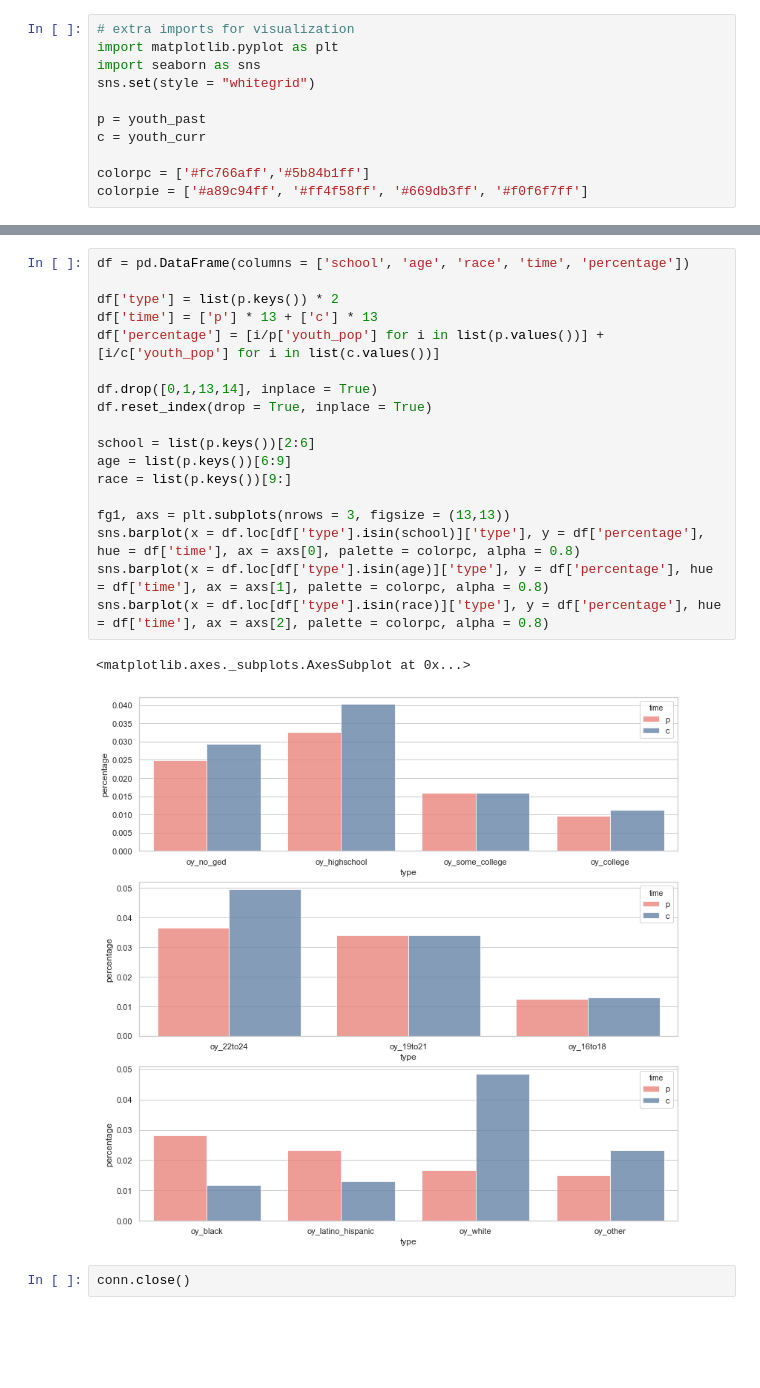
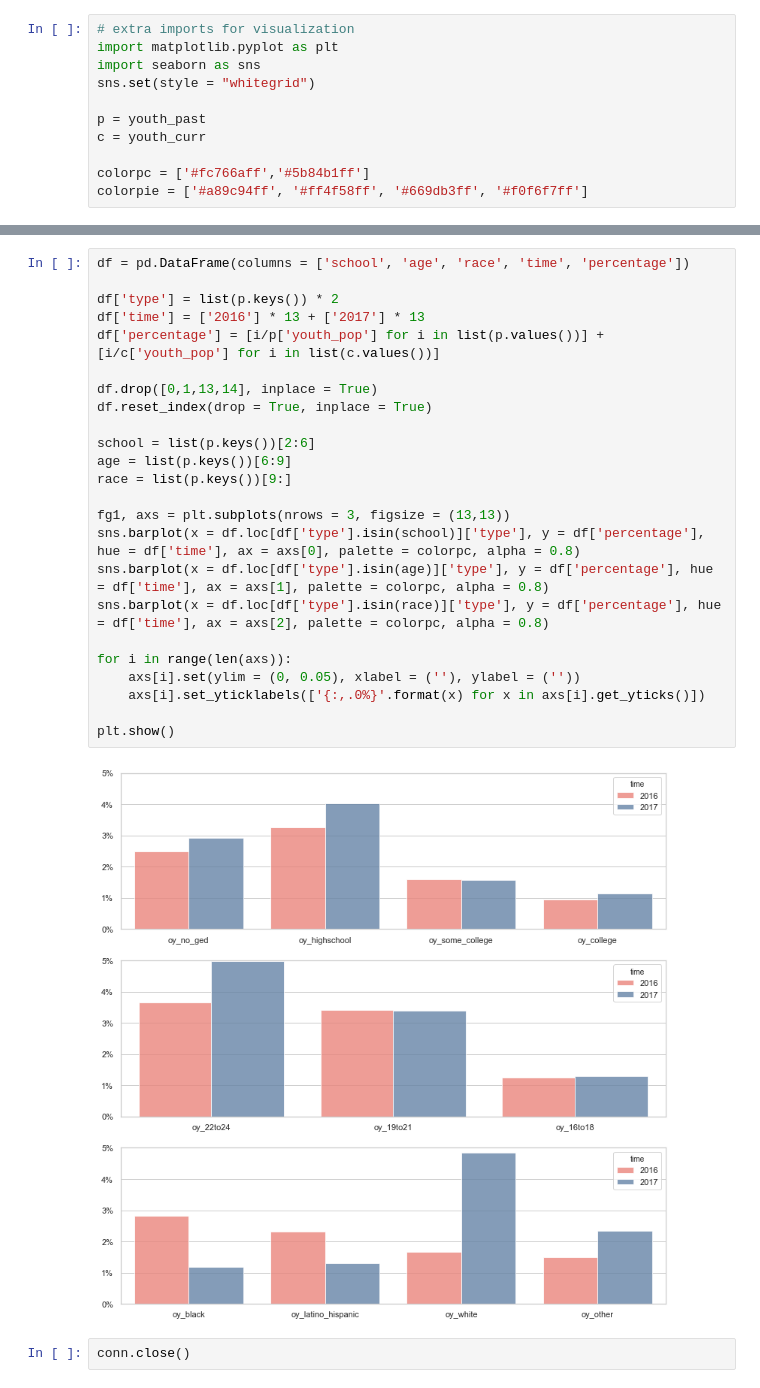
Before and after one commit to awyeh64/phase-1-project-west-ds-082420, a Jupyter notebook: notebooks/exploratory/andrew_01_erh_download_and_explore_data.ipynb, the cells around one changed output, grey strips where cells are left out. Drawn from its saved outputs; the diff is of its cells as text; blank space fills up the shorter version.

Commit message:
visualization add-ons

```diff
--- a/notebooks/exploratory/andrew_01_erh_download_and_explore_data.ipynb
+++ b/notebooks/exploratory/andrew_01_erh_download_and_explore_data.ipynb
@@ -356,23 +353,28 @@ plt.show()
 # %%
 df = pd.DataFrame(columns = ['school', 'age', 'race', 'time', 'percentage'])
 
 df['type'] = list(p.keys()) * 2
-df['time'] = ['p'] * 13 + ['c'] * 13
+df['time'] = ['2016'] * 13 + ['2017'] * 13
 df['percentage'] = [i/p['youth_pop'] for i in list(p.values())] + [i/c['youth_pop'] for i in list(c.values())]
 
 df.drop([0,1,13,14], inplace = True)
 df.reset_index(drop = True, inplace = True)
 
 school = list(p.keys())[2:6]
 age = list(p.keys())[6:9]
 race = list(p.keys())[9:]
 
 fg1, axs = plt.subplots(nrows = 3, figsize = (13,13))
 sns.barplot(x = df.loc[df['type'].isin(school)]['type'], y = df['percentage'], hue = df['time'], ax = axs[0], palette = colorpc, alpha = 0.8)
 sns.barplot(x = df.loc[df['type'].isin(age)]['type'], y = df['percentage'], hue = df['time'], ax = axs[1], palette = colorpc, alpha = 0.8)
 sns.barplot(x = df.loc[df['type'].isin(race)]['type'], y = df['percentage'], hue = df['time'], ax = axs[2], palette = colorpc, alpha = 0.8)
+
+for i in range(len(axs)):
+    axs[i].set(ylim = (0, 0.05), xlabel = (''), ylabel = (''))
+    axs[i].set_yticklabels(['{:,.0%}'.format(x) for x in axs[i].get_yticks()])
+
+plt.show()
 # %% [output]
-<matplotlib.axes._subplots.AxesSubplot at 0x...>
-[figure, old version]
+[figure, new version]
 # %%
 conn.close()
```
Also changed, not shown: parts of 4 cells of this notebook.
